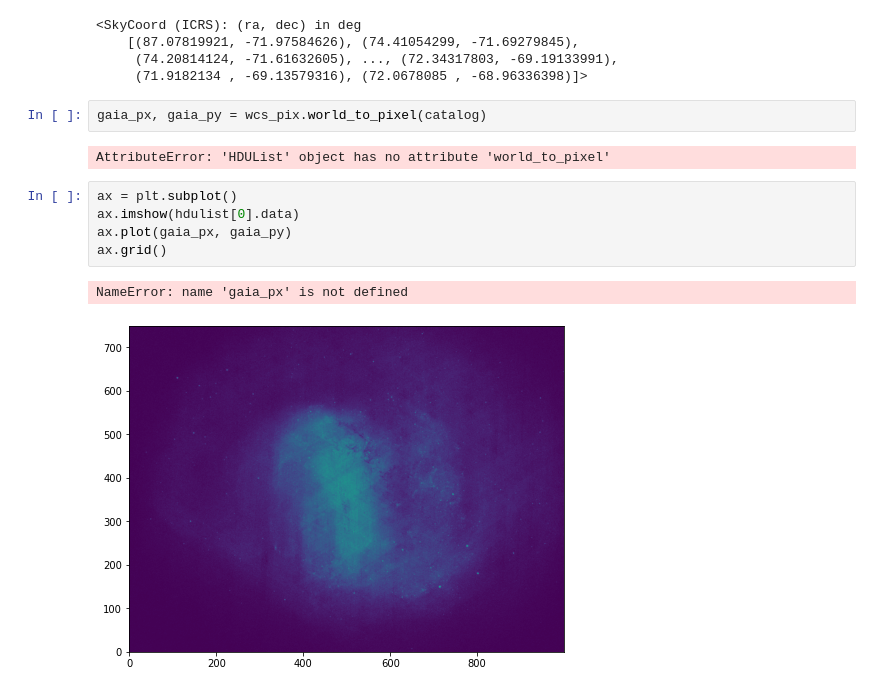
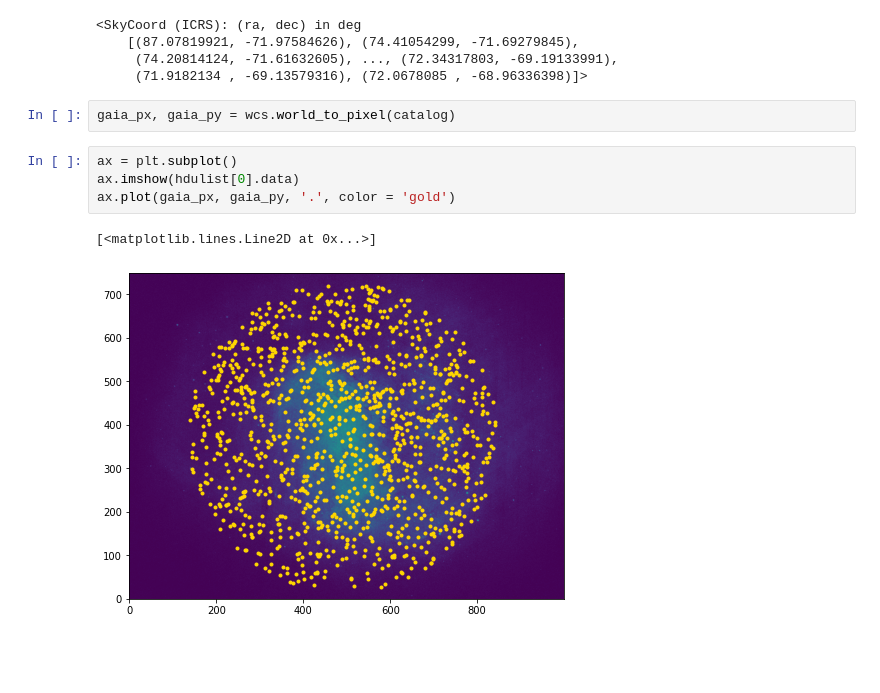
Before and after one commit to bsipocz/ASTR497, a Jupyter notebook: astropy_notebooks/07-wcs.ipynb, the cells around one changed output. Cells and saved outputs as stored; diff of their text form; blank space fills up the shorter version.

```diff
--- a/astropy_notebooks/07-wcs.ipynb
+++ b/astropy_notebooks/07-wcs.ipynb
@@ -216,17 +217,14 @@ catalog
      (74.20814124, -71.61632605), ..., (72.34317803, -69.19133991),
      (71.9182134 , -69.13579316), (72.0678085 , -68.96336398)]>
 # %%
-gaia_px, gaia_py = wcs_pix.world_to_pixel(catalog)
+gaia_px, gaia_py = wcs.world_to_pixel(catalog)
-# %% [output]
-AttributeError: 'HDUList' object has no attribute 'world_to_pixel'
 # %%
 ax = plt.subplot()
 ax.imshow(hdulist[0].data)
-ax.plot(gaia_px, gaia_py)
-ax.grid()
+ax.plot(gaia_px, gaia_py, '.', color = 'gold')
 # %% [output]
-NameError: name 'gaia_px' is not defined
+[<matplotlib.lines.Line2D at 0x...>]
-[figure, old version]
+[figure, new version]
 # %% [markdown]
 <center><i>This notebook was originally written by <a href="https://aperiosoftware.com/">Aperio Software Ltd</a> and modified by Brigitta Sipőcz. &copy; 2019-2021 and is licensed under a <a href="https://creativecommons.org/licenses/by/4.0/">Creative Commons Attribution 4.0 International License (CC BY 4.0)</a></i></center>
 
```
Also changed, not shown: parts of 1 cell of this notebook, 3 other files.
